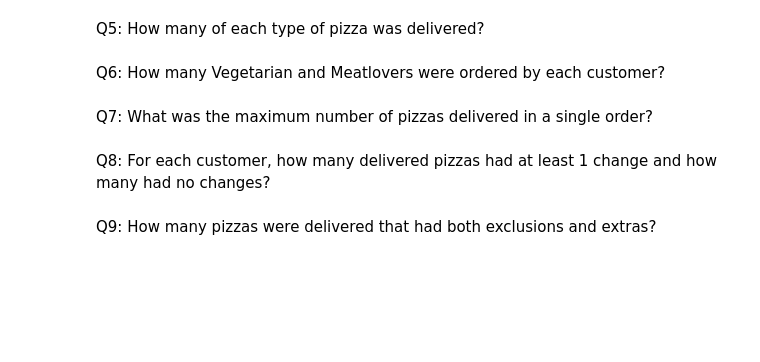
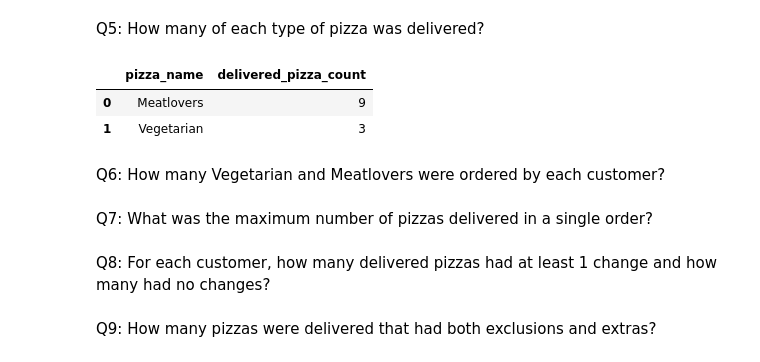
Before and after one commit to 20100215/8_Week_SQL_Challenge, a Jupyter notebook: Week 2 (Pizza Runner)/week2.ipynb, the cells around one changed output. Cells and saved outputs as stored; diff of their text form; code cells hidden in the pictures; blank space fills up the shorter version.

```diff
--- a/Week 2 (Pizza Runner)/week2.ipynb
+++ b/Week 2 (Pizza Runner)/week2.ipynb
@@ -250,5 +280,22 @@ Q4: How many successful orders were delivered by each runner?
 # %% [markdown]
 Q5: How many of each type of pizza was delivered?
+# %%
+query("""
+    SELECT
+        p.pizza_name,
+        COUNT(c.pizza_id) AS delivered_pizza_count
+    FROM customer_orders_clean AS c
+    JOIN runner_orders_clean AS r
+        ON c.order_id = r.order_id
+    JOIN pizza_names AS p
+        ON c.pizza_id = p.pizza_id
+    WHERE r.distance <> 0
+    GROUP BY p.pizza_name;
+""")
+# %% [output]
+|  | pizza_name | delivered_pizza_count |
+| 0 | Meatlovers | 9 |
+| 1 | Vegetarian | 3 |
 # %% [markdown]
 Q6: How many Vegetarian and Meatlovers were ordered by each customer?
 # %% [markdown]
```
Also changed, not shown: parts of 3 cells of this notebook.
